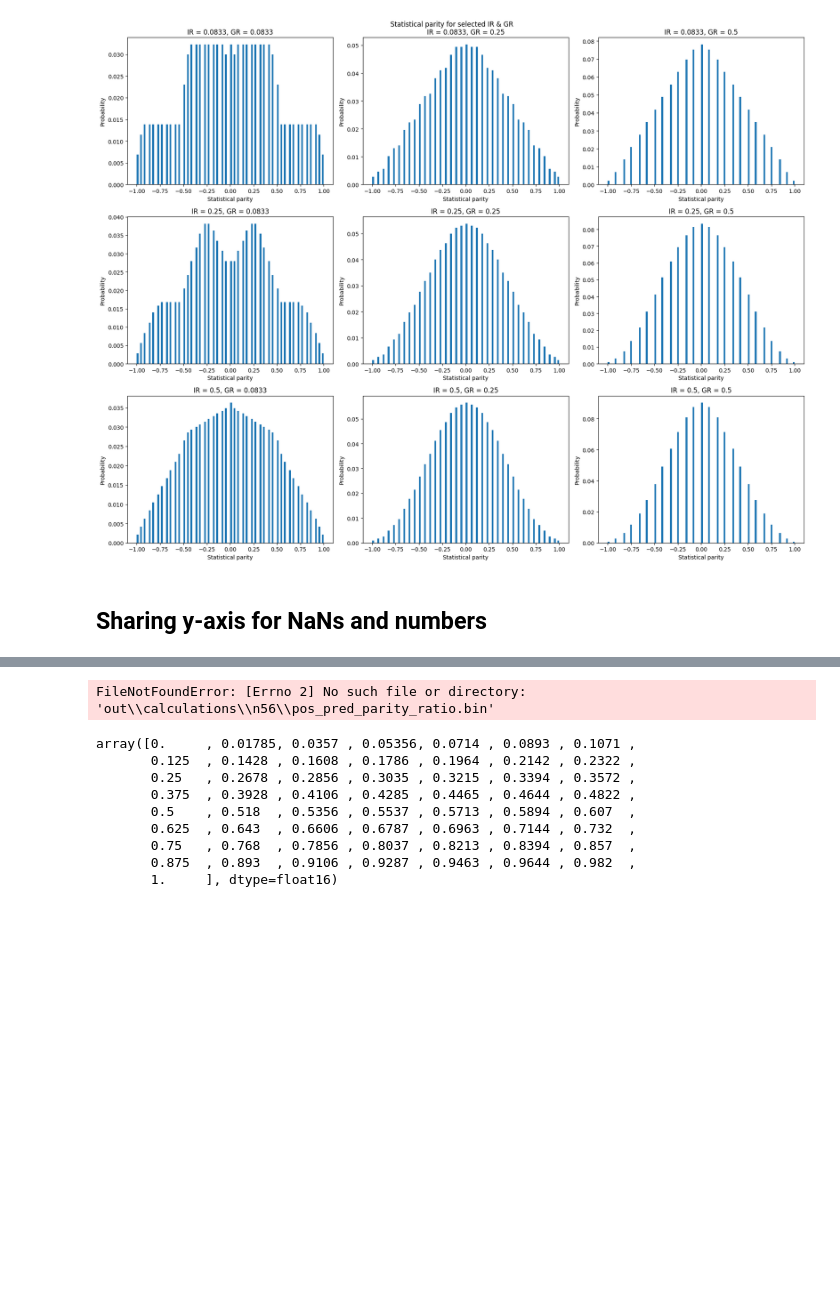
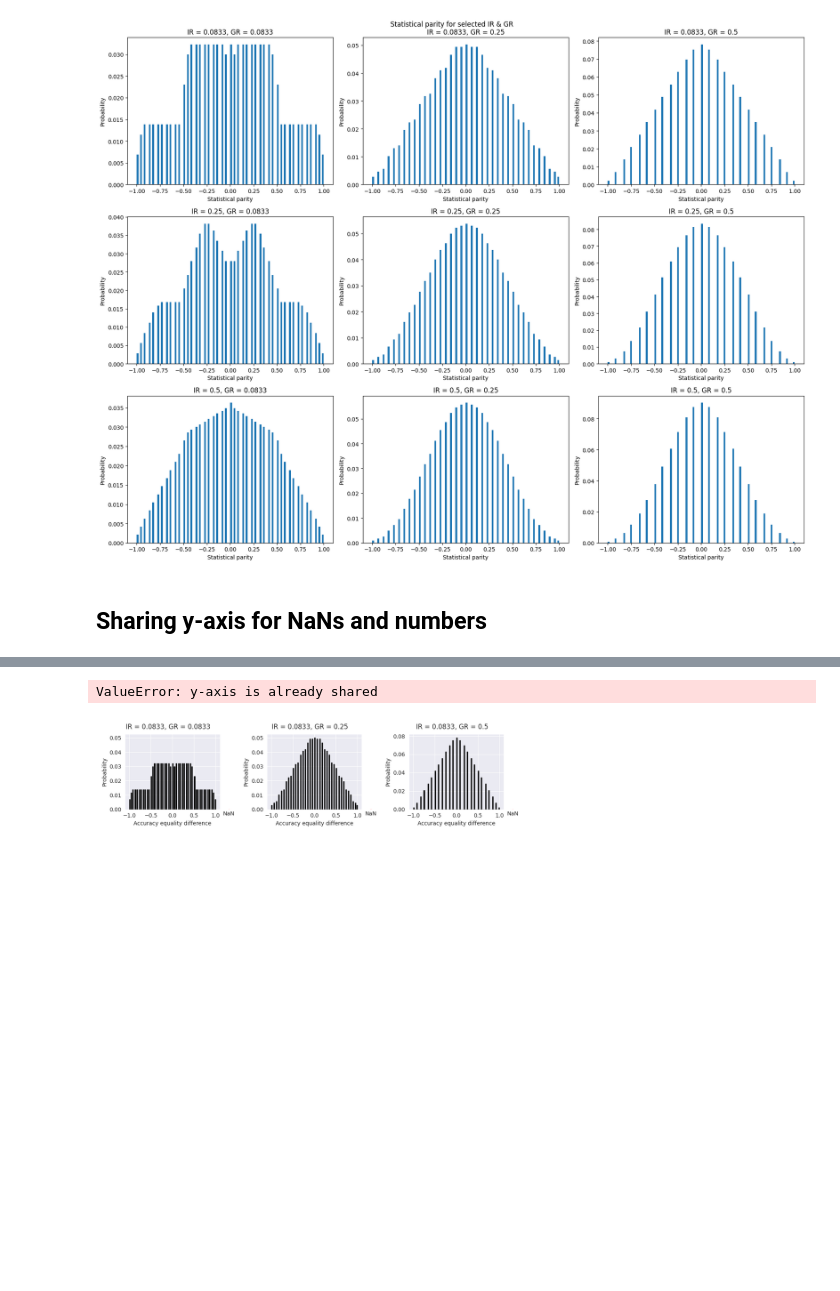
Before and after one commit to emanuelrck/Replication_analysis-of-fairness-measures, a Jupyter notebook: histograms_plot.ipynb, the cells around one changed output, grey strips where cells are left out. Saved outputs shown, nothing was run; the diff lists cells and outputs as text; code cells hidden in the pictures; blank space fills up the shorter version.

```diff
--- a/histograms_plot.ipynb
+++ b/histograms_plot.ipynb
@@ -265,6 +279,7 @@ def plot_histograms_02(metric_info, grs, irs, bins_n):
 
     fig = plt.figure(figsize=(18, 14), layout='constrained')
     subfigs = fig.subfigures(len(irs), len(grs), wspace=0.04, hspace=0.04)
+    y_max = 0
 
     for i, ir_val in enumerate(irs):
         for g, gr_val in enumerate(grs):
@@ -285,10 +300,10 @@ def plot_histograms_02(metric_info, grs, irs, bins_n):
                 binned = binned / total
 
                 # plot not nans
-                ax[0].hist(edges[:-1], edges, weights=binned)
+                ax[0].hist(edges[:-1], edges, weights=binned, fc='black', ec='black')
 
                 # plot nans - without drawing the axis frame
-                ax[1].bar(0, nan_prob)
+                ax[1].bar(0, nan_prob, fc='red', ec='red')
 
             ax[0].set_xlabel(m_name)
             ax[0].set_ylabel('Probability')
@@ -297,10 +312,22 @@ def plot_histograms_02(metric_info, grs, irs, bins_n):
             ax[1].tick_params(axis='x', which='both', length=0)
             ax[1].set_frame_on(False)
 
+            # y-axis limits
+            y_max = max(y_max, ax[0].get_ylim()[1])
+            if i == 0 and g == 0:
+                continue
+            subfigs[0, 0].axes[0].sharey(ax[0])
+
+    # set sharey
+    subfigs[0, 0].axes[0].set_ylim(0, y_max)
+    # for i, ir_val in enumerate(irs):
+    #     for g, gr_val in enumerate(grs):
+    #         # subfigs[i, g].subplots_adjust(top=0.9)
+    #         # subfigs[i, g].set_facecolor('white')
+    #         # subfigs[i, g].axes[0].set_ylim(0, y_max)
+    #         # subfigs[i, g].axes[1].set_ylim(0, y_max)
 
     fig.suptitle(f'{m_name}: probabilities for selected IR & GR')
-    # fig.savefig(path.join(plots_dir, f'MPL_withnan_constrained_{m_name}.png'), dpi=300)
-    # plt.show()
 
     del metric
     del df
@@ -308,26 +335,18 @@ def plot_histograms_02(metric_info, grs, irs, bins_n):
 
     return fig
 # %%
-ratios = [1./28, 1./4, 1./2, 3./4, 27./28]
+# ratios = [1./28, 1./4, 1./2, 3./4, 27./28]
+ratios = [1./12, 1./4, 1./2, 3./4, 11./12]
 grs = np.float16(ratios)
 irs = np.float16(ratios)
 BINS = 108
 
 for metric_info in metrics.items():
     fig = plot_histograms_02(metric_info, grs, irs, BINS)
-    fig.savefig(path.join(plots_dir, f'MPL_withnan_b{BINS}_{metric_info[1]}.png'), dpi=300)
+    fig.savefig(path.join(plots_dir, f'MPL_withnan_b{BINS}_{metric_info[1]}_sharey.png'), dpi=300)
+    # plt.show()
     plt.close(fig)
+    # break
 # %% [output]
-FileNotFoundError: [Errno 2] No such file or directory: 'out\\calculations\\n56\\pos_pred_parity_ratio.bin'
+ValueError: y-axis is already shared
+[figure, added]
-# %%
-np.unique(gr)
-# %% [output]
-array([0.     , 0.01785, 0.0357 , 0.05356, 0.0714 , 0.0893 , 0.1071 ,
-       0.125  , 0.1428 , 0.1608 , 0.1786 , 0.1964 , 0.2142 , 0.2322 ,
-       0.25   , 0.2678 , 0.2856 , 0.3035 , 0.3215 , 0.3394 , 0.3572 ,
-       0.375  , 0.3928 , 0.4106 , 0.4285 , 0.4465 , 0.4644 , 0.4822 ,
-       0.5    , 0.518  , 0.5356 , 0.5537 , 0.5713 , 0.5894 , 0.607  ,
-       0.625  , 0.643  , 0.6606 , 0.6787 , 0.6963 , 0.7144 , 0.732  ,
-       0.75   , 0.768  , 0.7856 , 0.8037 , 0.8213 , 0.8394 , 0.857  ,
-       0.875  , 0.893  , 0.9106 , 0.9287 , 0.9463 , 0.9644 , 0.982  ,
-       1.     ], dtype=float16)
```
Also changed, not shown: parts of 10 cells of this notebook.
